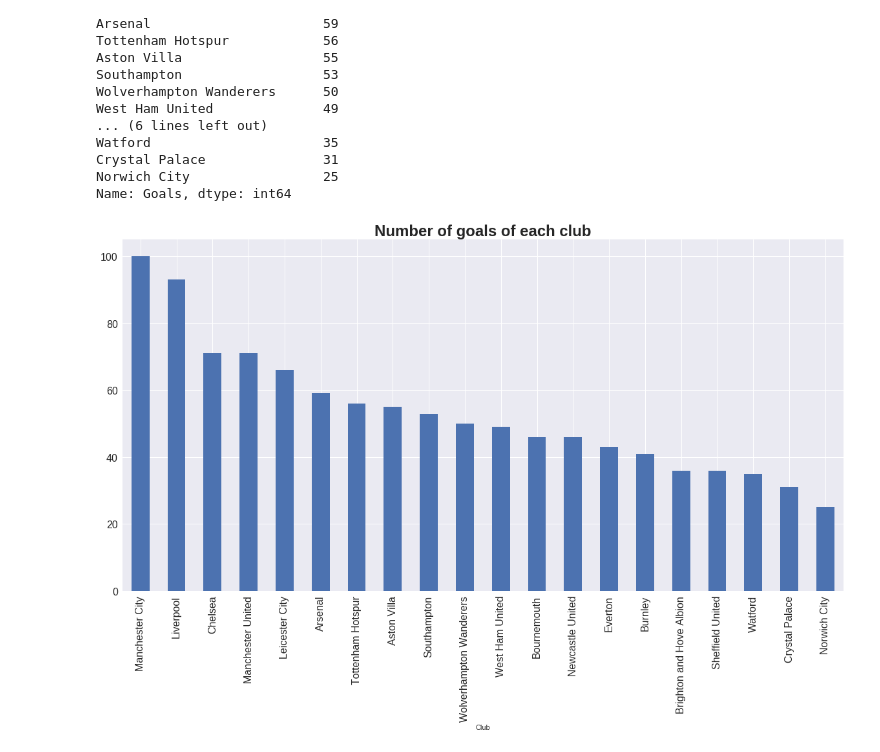
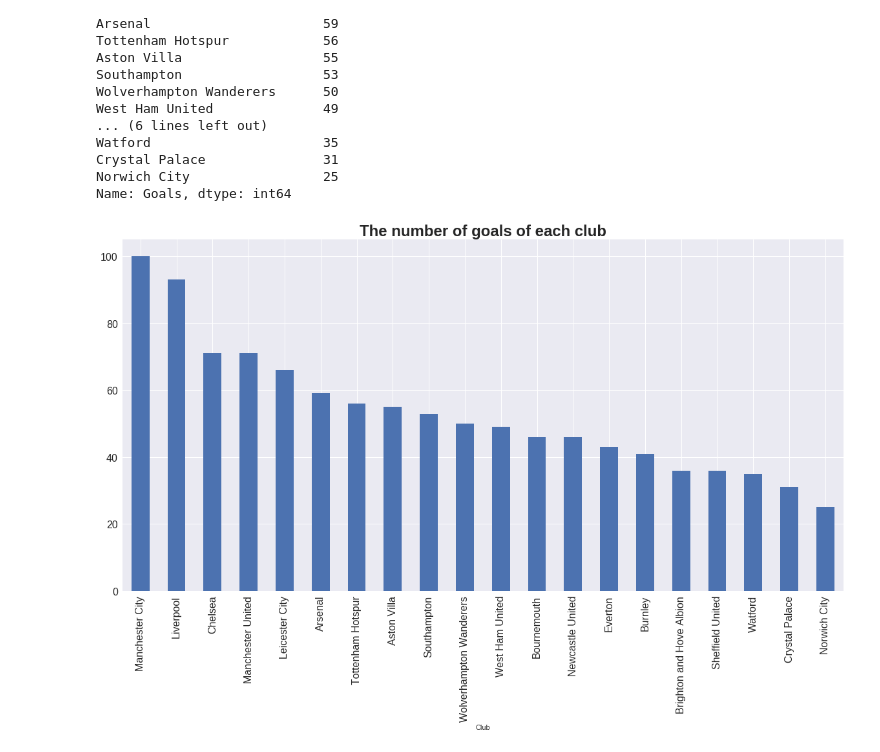
Before and after one commit to LukaszMikol/Web-scrapping-and-analysis, a Jupyter notebook: Main.ipynb, the cells around one changed output. Saved outputs shown, nothing was run; the diff lists cells and outputs as text; code cells hidden in the pictures.

```diff
--- a/Main.ipynb
+++ b/Main.ipynb
@@ -743,7 +743,7 @@ Name: Goals, dtype: int64
 # %%
 plt.figure(figsize=(20, 10))
 df.plot(kind='bar', fontsize=16)
-plt.title('Number of goals of each club', fontsize=24, weight='bold')
+plt.title('The number of goals of each club', fontsize=24, weight='bold')
 plt.show()
 # %% [output]
-[figure, old version]
+[figure, new version]
```
Also changed, not shown: parts of 2 cells of this notebook, 2 other files.
